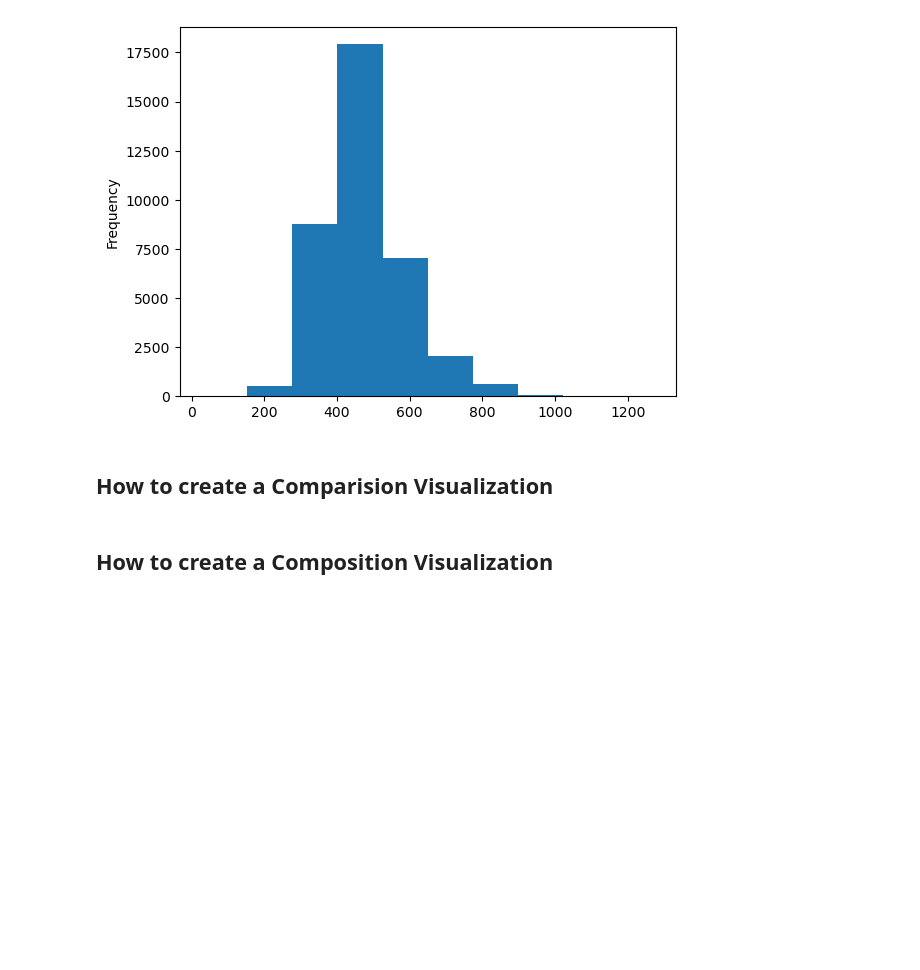
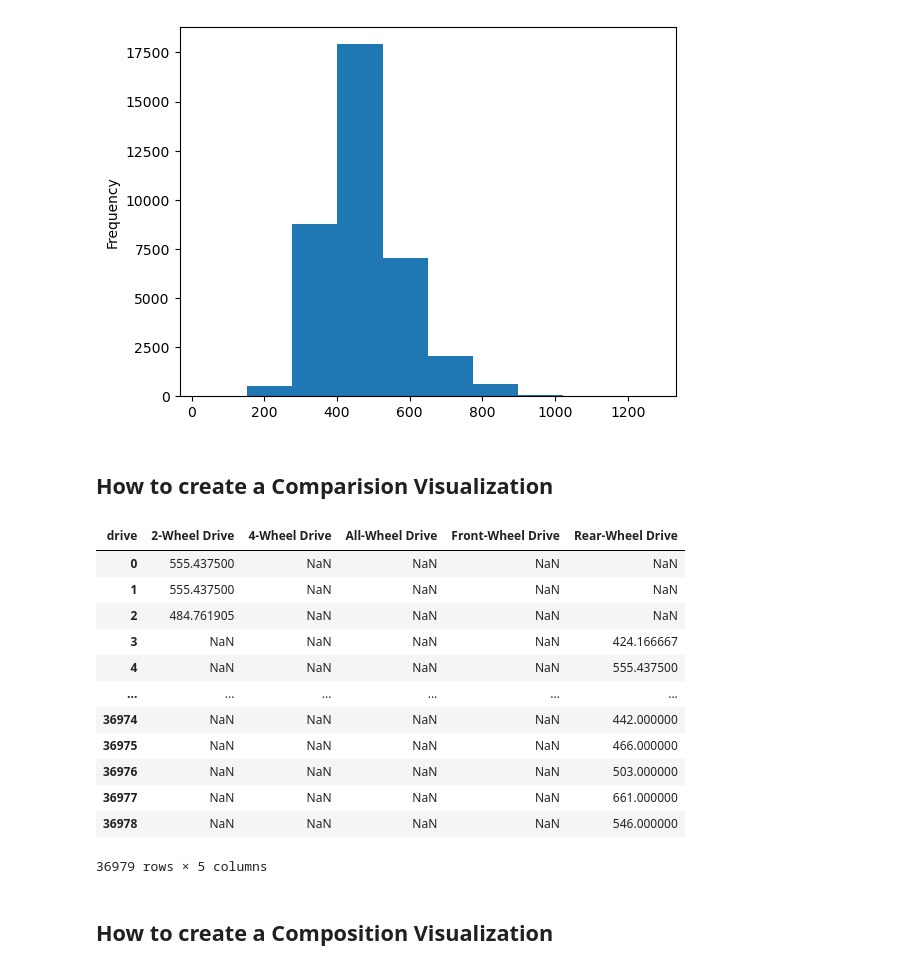
Before and after one commit to Tirthesh271/Machine-Learning-Practice, a Jupyter notebook: Machine_Learning_Course_Work/1_ML_with_Python_Foundations/03_Analyze_and_Visualize/03_04b.ipynb, the cells around one changed output. Drawn from its saved outputs; the diff is of its cells as text; code cells hidden in the pictures; blank space fills up the shorter version.

```diff
--- a/Machine_Learning_Course_Work/1_ML_with_Python_Foundations/03_Analyze_and_Visualize/03_04b.ipynb
+++ b/Machine_Learning_Course_Work/1_ML_with_Python_Foundations/03_Analyze_and_Visualize/03_04b.ipynb
@@ -41,6 +41,23 @@ vehicles['co2emissions'].plot(kind='hist')
 ## How to create a Comparision Visualization
 # %%
 vehicles.pivot(columns = 'drive', values = 'co2emissions')
+# %%
+vehicles.pivot(columns = 'drive', values = 'co2emissions').plot(kind = 'box',
+                                                                figsize = (10, 6))
+# %% [output]
+| drive | 2-Wheel Drive | 4-Wheel Drive | All-Wheel Drive | Front-Wheel Drive | Rear-Wheel Drive |
+| 0 | 555.437500 | NaN | NaN | NaN | NaN |
+| 1 | 555.437500 | NaN | NaN | NaN | NaN |
+| 2 | 484.761905 | NaN | NaN | NaN | NaN |
+| 3 | NaN | NaN | NaN | NaN | 424.166667 |
+| 4 | NaN | NaN | NaN | NaN | 555.437500 |
+| ... | ... | ... | ... | ... | ... |
+| 36974 | NaN | NaN | NaN | NaN | 442.000000 |
+| 36975 | NaN | NaN | NaN | NaN | 466.000000 |
+| 36976 | NaN | NaN | NaN | NaN | 503.000000 |
+| 36977 | NaN | NaN | NaN | NaN | 661.000000 |
+| 36978 | NaN | NaN | NaN | NaN | 546.000000 |
+36979 rows × 5 columns
 # %% [markdown]
 ## How to create a Composition Visualization
 # %%
```
Also changed, not shown: parts of 3 cells of this notebook.
